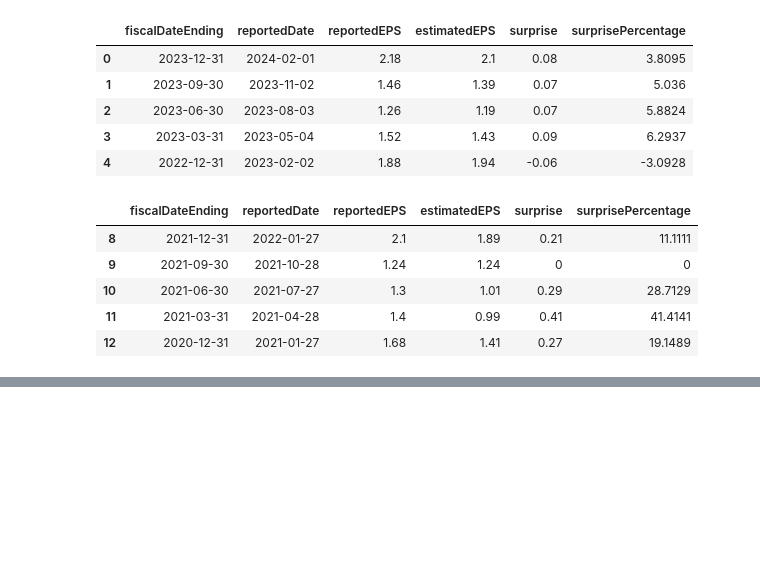
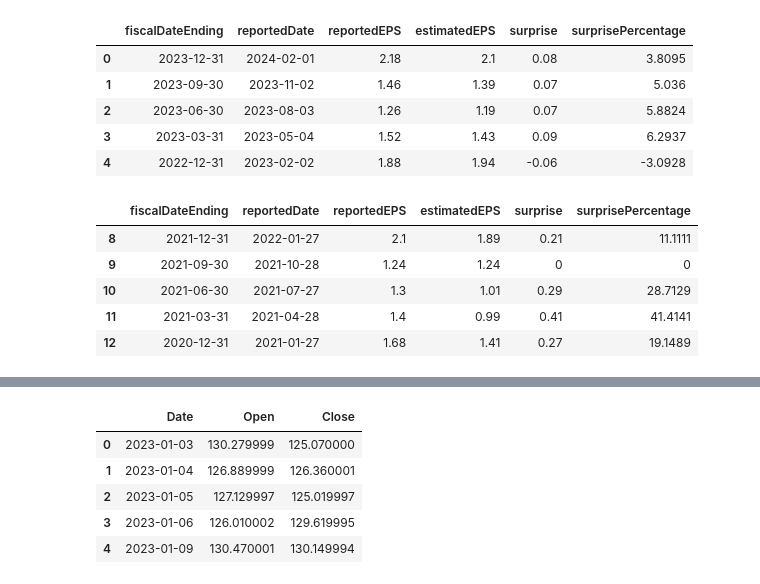
Before and after one commit to mydcxiao/vlm_behavioral_fin, a Jupyter notebook: data/sp500.ipynb, the cells around one changed output, grey strips where cells are left out. Cells and saved outputs as stored; diff of their text form; code cells hidden in the pictures; blank space fills up the shorter version.

```diff
--- a/data/sp500.ipynb
+++ b/data/sp500.ipynb
@@ -339,0 +345,15 @@ print(len(structured_quarterly_eps), len(narrative_quarterly_eps))
+# %%
+ticker = 'AAPL'
+comp_price = prices.xs(ticker, axis=1, level=1, drop_level=True)
+comp_stock = comp_price.loc[start:end]
+comp_stock = comp_stock[['Open', 'Close']]
+comp_stock.columns.name = None
+comp_stock.reset_index(inplace=True)
+comp_stock.head()
+# %% [output]
+|  | Date | Open | Close |
+| 0 | 2023-01-03 | 130.279999 | 125.070000 |
+| 1 | 2023-01-04 | 126.889999 | 126.360001 |
+| 2 | 2023-01-05 | 127.129997 | 125.019997 |
+| 3 | 2023-01-06 | 126.010002 | 129.619995 |
+| 4 | 2023-01-09 | 130.470001 | 130.149994 |
```
Also changed, not shown: parts of 14 cells of this notebook, 2 other files.
